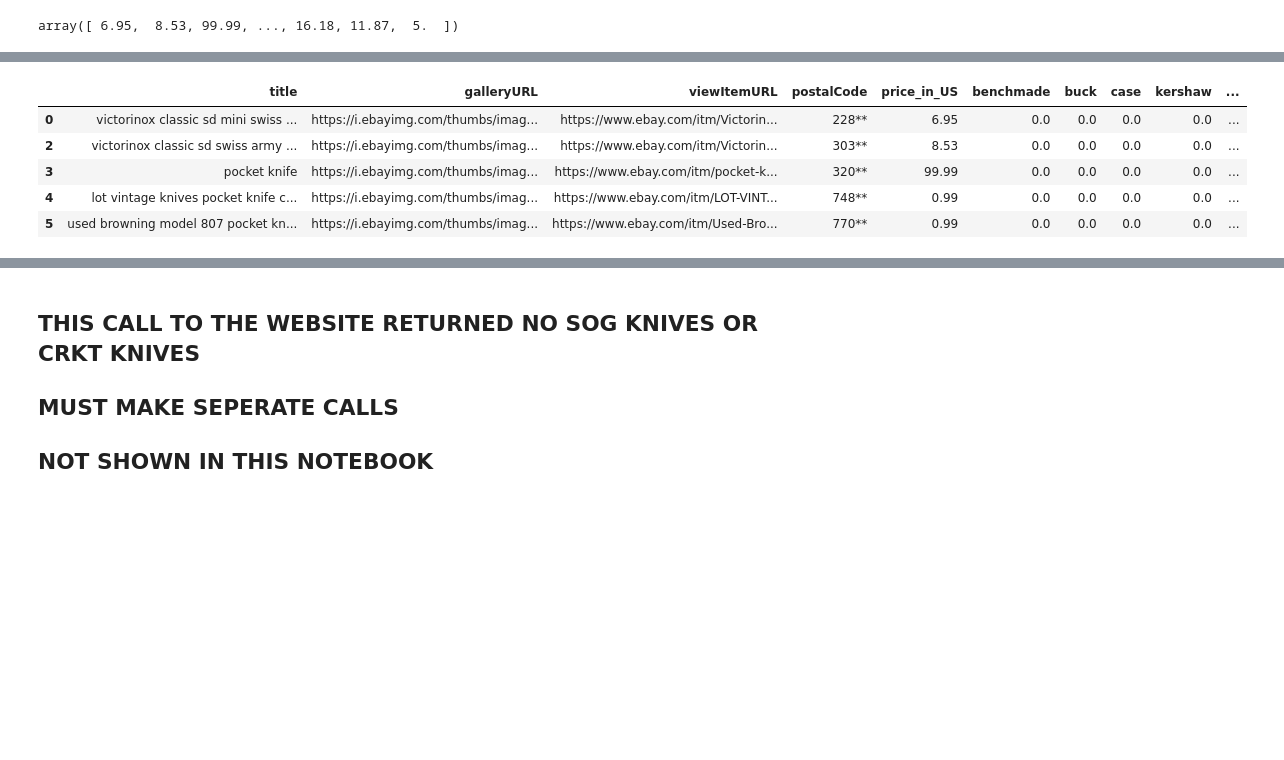
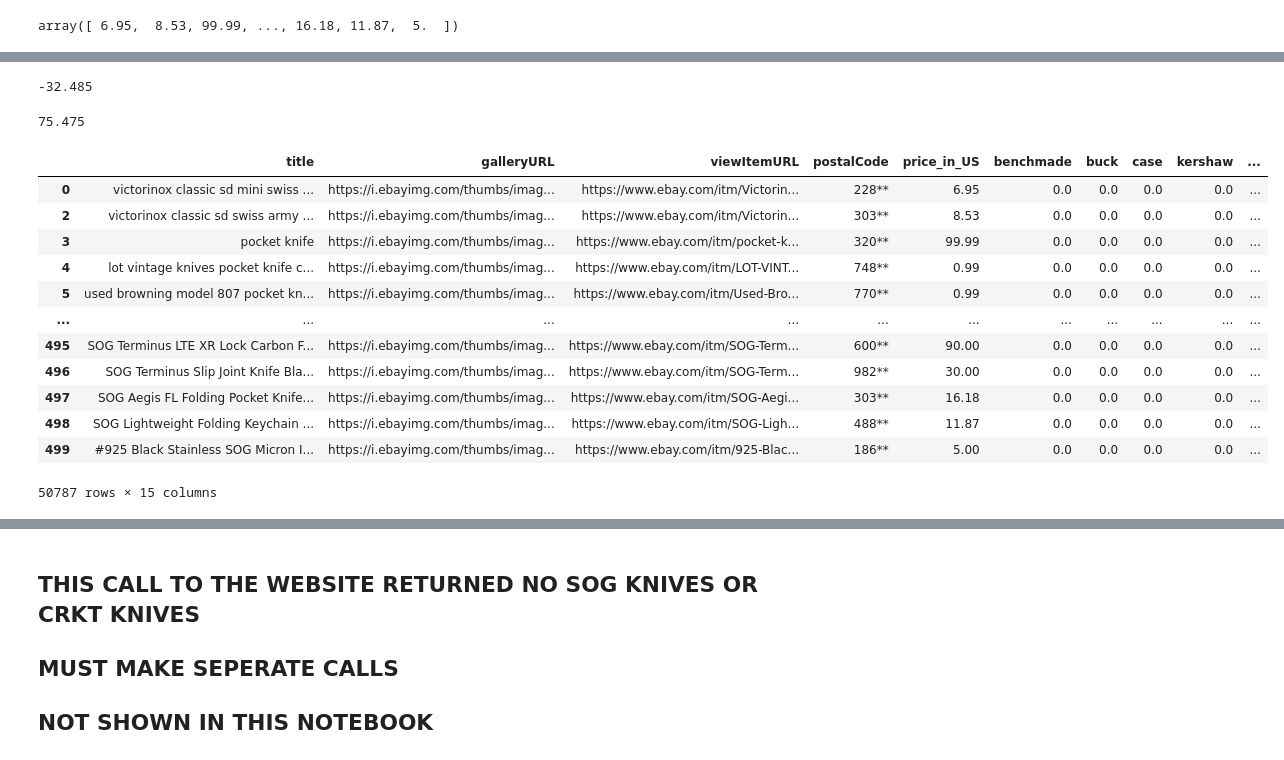
Before and after one commit to ddey117/Neural_Network_Predicting_Reseller_Success_Ebay, a Jupyter notebook: Predicting_Reseller_Success_Ebay.ipynb, the cells around one changed output, grey strips where cells are left out. Cells and saved outputs as stored; diff of their text form; code cells hidden in the pictures; blank space fills up the shorter version.

```diff
--- a/Predicting_Reseller_Success_Ebay.ipynb
+++ b/Predicting_Reseller_Success_Ebay.ipynb
@@ -685,9 +722,24 @@ sns.displot(df.price_in_US, height=10,aspect=1)
+# %%
+lower_lim
+# %% [output]
+-32.485
+# %%
+upper_lim
+# %% [output]
+75.475
 # %%
-df.head()
+df
 # %% [output]
 |  | title | galleryURL | viewItemURL | postalCode | price_in_US | benchmade | buck | case | kershaw | ... |
 | 0 | victorinox classic sd mini swiss ... | https://i.ebayimg.com/thumbs/imag... | https://www.ebay.com/itm/Victorin... | 228** | 6.95 | 0.0 | 0.0 | 0.0 | 0.0 | ... |
 | 2 | victorinox classic sd swiss army ... | https://i.ebayimg.com/thumbs/imag... | https://www.ebay.com/itm/Victorin... | 303** | 8.53 | 0.0 | 0.0 | 0.0 | 0.0 | ... |
 | 3 | pocket knife | https://i.ebayimg.com/thumbs/imag... | https://www.ebay.com/itm/pocket-k... | 320** | 99.99 | 0.0 | 0.0 | 0.0 | 0.0 | ... |
 | 4 | lot vintage knives pocket knife c... | https://i.ebayimg.com/thumbs/imag... | https://www.ebay.com/itm/LOT-VINT... | 748** | 0.99 | 0.0 | 0.0 | 0.0 | 0.0 | ... |
 | 5 | used browning model 807 pocket kn... | https://i.ebayimg.com/thumbs/imag... | https://www.ebay.com/itm/Used-Bro... | 770** | 0.99 | 0.0 | 0.0 | 0.0 | 0.0 | ... |
+| ... | ... | ... | ... | ... | ... | ... | ... | ... | ... | ... |
+| 495 | SOG Terminus LTE XR Lock Carbon F... | https://i.ebayimg.com/thumbs/imag... | https://www.ebay.com/itm/SOG-Term... | 600** | 90.00 | 0.0 | 0.0 | 0.0 | 0.0 | ... |
+| 496 | SOG Terminus Slip Joint Knife Bla... | https://i.ebayimg.com/thumbs/imag... | https://www.ebay.com/itm/SOG-Term... | 982** | 30.00 | 0.0 | 0.0 | 0.0 | 0.0 | ... |
+| 497 | SOG Aegis FL Folding Pocket Knife... | https://i.ebayimg.com/thumbs/imag... | https://www.ebay.com/itm/SOG-Aegi... | 303** | 16.18 | 0.0 | 0.0 | 0.0 | 0.0 | ... |
+| 498 | SOG Lightweight Folding Keychain ... | https://i.ebayimg.com/thumbs/imag... | https://www.ebay.com/itm/SOG-Ligh... | 488** | 11.87 | 0.0 | 0.0 | 0.0 | 0.0 | ... |
+| 499 | #925 Black Stainless SOG Micron I... | https://i.ebayimg.com/thumbs/imag... | https://www.ebay.com/itm/925-Blac... | 186** | 5.00 | 0.0 | 0.0 | 0.0 | 0.0 | ... |
+50787 rows × 15 columns
```
Also changed, not shown: parts of 20 cells of this notebook, 3 other files.
